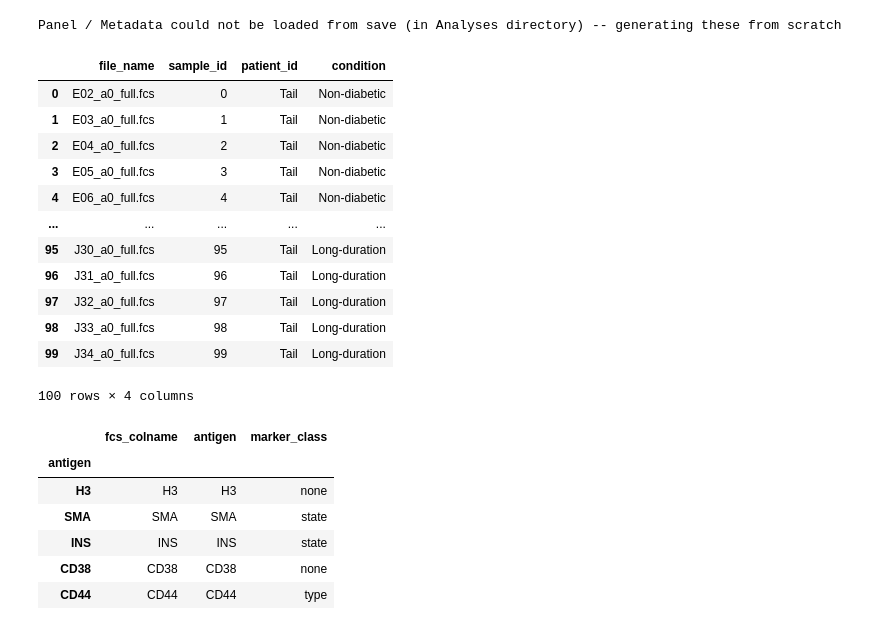
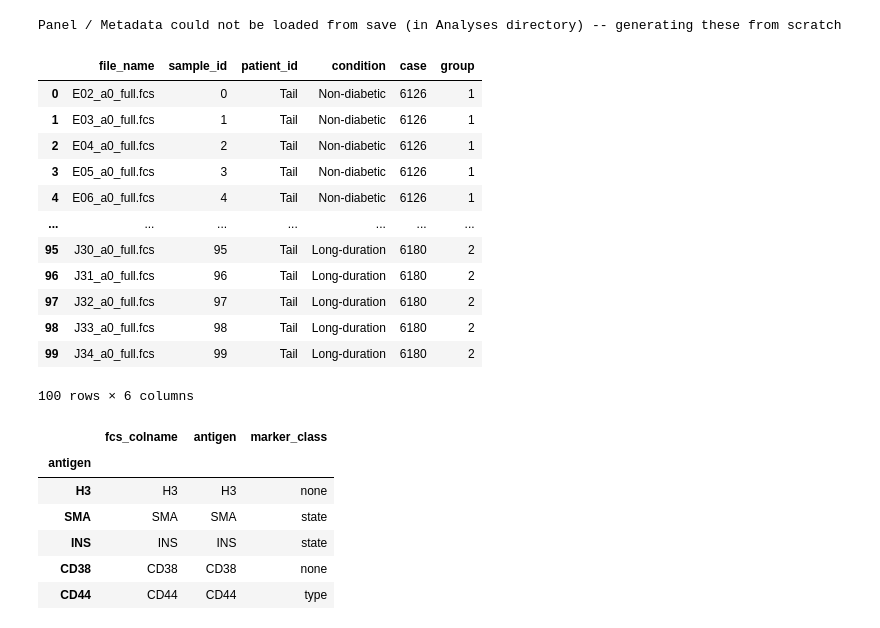
Before and after one commit to BenCaiello/PalmettoBUG, a Jupyter notebook: notebooks/replicatePapers/Damond-etal-Bodenmiller-2019-T1DPancreas/TestPancreaticPaper.ipynb, the cells around one changed output. Drawn from its saved outputs; the diff is of its cells as text; code cells hidden in the pictures.

```diff
--- a/notebooks/replicatePapers/Damond-etal-Bodenmiller-2019-T1DPancreas/TestPancreaticPaper.ipynb
+++ b/notebooks/replicatePapers/Damond-etal-Bodenmiller-2019-T1DPancreas/TestPancreaticPaper.ipynb
@@ -193,28 +193,28 @@ Panel / Metadata could not be loaded from save (in Analyses directory) -- genera
 # %%
 ## read supplied metadata
 downloaded_metadata = pd.read_csv(directory + "/Metadata.csv")
 
 ## reshape data from the paper to match PalmettoBUG expectations by mering with the auto-generated metdata file:
-metadata['image'] = metadata['file_name'].str.replace("_a0_full.fcs","")
+metadata.loc[:,'image'] = metadata['file_name'].str.replace("_a0_full.fcs","")
 new_metadata = metadata.merge(downloaded_metadata, on = "image")
 new_metadata['patient_id'] = new_metadata['part']
 new_metadata['condition'] = new_metadata['stage']
-metadata = new_metadata[['file_name','sample_id','patient_id','condition']]
+metadata = new_metadata[['file_name','sample_id','patient_id','condition','case','group']]
 metadata
 # %% [output]
-|  | file_name | sample_id | patient_id | condition |
-| 0 | E02_a0_full.fcs | 0 | Tail | Non-diabetic |
-| 1 | E03_a0_full.fcs | 1 | Tail | Non-diabetic |
-| 2 | E04_a0_full.fcs | 2 | Tail | Non-diabetic |
-| 3 | E05_a0_full.fcs | 3 | Tail | Non-diabetic |
-| 4 | E06_a0_full.fcs | 4 | Tail | Non-diabetic |
-| ... | ... | ... | ... | ... |
-| 95 | J30_a0_full.fcs | 95 | Tail | Long-duration |
-| 96 | J31_a0_full.fcs | 96 | Tail | Long-duration |
-| 97 | J32_a0_full.fcs | 97 | Tail | Long-duration |
-| 98 | J33_a0_full.fcs | 98 | Tail | Long-duration |
-| 99 | J34_a0_full.fcs | 99 | Tail | Long-duration |
+|  | file_name | sample_id | patient_id | condition | case | group |
+| 0 | E02_a0_full.fcs | 0 | Tail | Non-diabetic | 6126 | 1 |
+| 1 | E03_a0_full.fcs | 1 | Tail | Non-diabetic | 6126 | 1 |
+| 2 | E04_a0_full.fcs | 2 | Tail | Non-diabetic | 6126 | 1 |
+| 3 | E05_a0_full.fcs | 3 | Tail | Non-diabetic | 6126 | 1 |
+| 4 | E06_a0_full.fcs | 4 | Tail | Non-diabetic | 6126 | 1 |
+| ... | ... | ... | ... | ... | ... | ... |
+| 95 | J30_a0_full.fcs | 95 | Tail | Long-duration | 6180 | 2 |
+| 96 | J31_a0_full.fcs | 96 | Tail | Long-duration | 6180 | 2 |
+| 97 | J32_a0_full.fcs | 97 | Tail | Long-duration | 6180 | 2 |
+| 98 | J33_a0_full.fcs | 98 | Tail | Long-duration | 6180 | 2 |
+| 99 | J34_a0_full.fcs | 99 | Tail | Long-duration | 6180 | 2 |
-100 rows × 4 columns
+100 rows × 6 columns
 # %%
 # assign type / state / none to each marker in the panel
 #display(panel)
```
Also changed, not shown: parts of 42 cells of this notebook.
